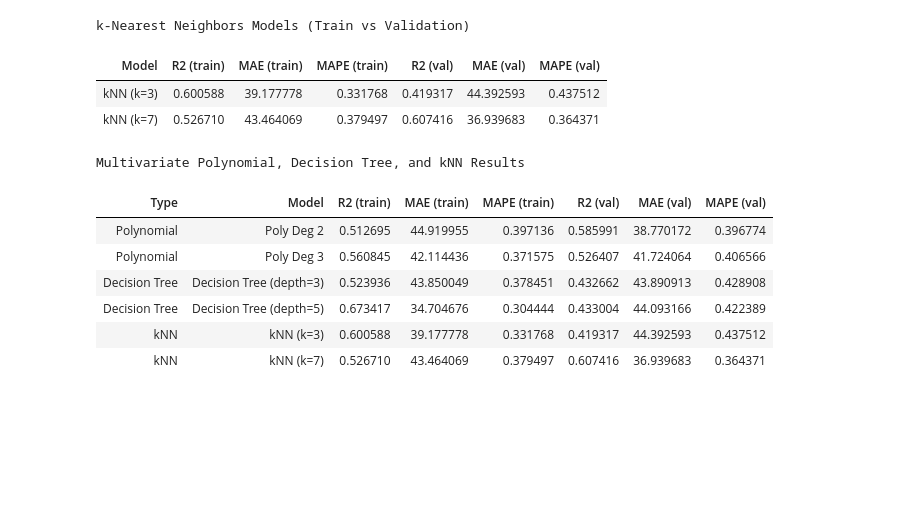
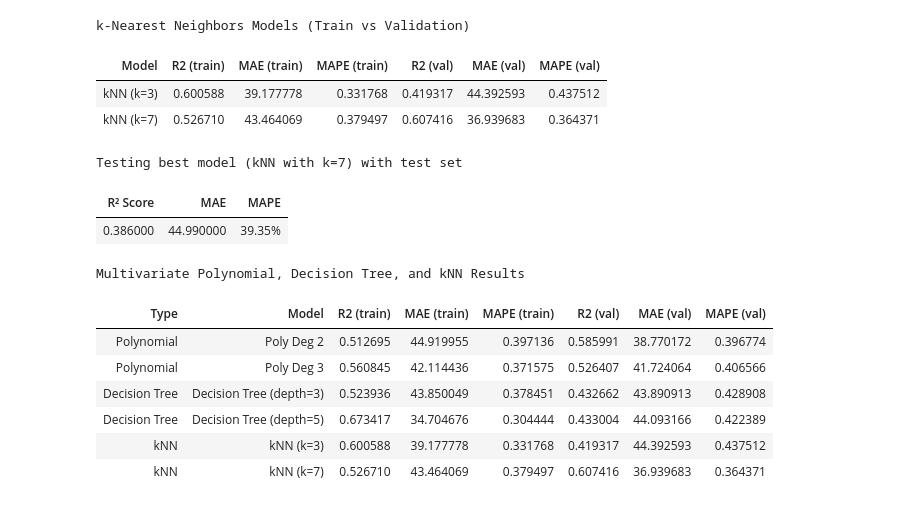
Before and after one commit to HaysamAmin/MLframework, a Jupyter notebook: Lab2/Lab2.ipynb, the cells around one changed output. Drawn from its saved outputs; the diff is of its cells as text; code cells hidden in the pictures; blank space fills up the shorter version.

```diff
--- a/Lab2/Lab2.ipynb
+++ b/Lab2/Lab2.ipynb
@@ -634,4 +639,38 @@ k-Nearest Neighbors Models (Train vs Validation)
 | Model | R2 (train) | MAE (train) | MAPE (train) | R2 (val) | MAE (val) | MAPE (val) |
 | kNN (k=3) | 0.600588 | 39.177778 | 0.331768 | 0.419317 | 44.392593 | 0.437512 |
 | kNN (k=7) | 0.526710 | 43.464069 | 0.379497 | 0.607416 | 36.939683 | 0.364371 |
+# %%
+              ##################################################################################################
+              #                            Testing best model (kNN with k=7) with test set                                  #
+              ##################################################################################################
+
+
+# Train the best model (kNN with k=7)
+knn_model = KNeighborsRegressor(n_neighbors=7)
+knn_model.fit(X_train, y_train)
+
+# Predict on test set
+y_test_pred = knn_model.predict(X_test)
+
+# Evaluate model
+r2 = r2_score(y_test, y_test_pred)
+mae = mean_absolute_error(y_test, y_test_pred)
+mape = mean_absolute_percentage_error(y_test, y_test_pred)
+
+knn_test_df = pd.DataFrame([{
+    "R² Score": round(r2, 3),
+    "MAE": round(mae, 2),
+    "MAPE": f"{mape:.2%}"
+}])
+
+# Display styled HTML table
+knn_test_df.style.hide(axis="index").set_caption(
+    "<h3> Testing best model (kNN with k=7) with test set  </h3>"
+).set_table_attributes(
+    'style="width: 75%; border: 2px solid black; background-color: #ccf2ff; margin: auto;"'
+)
+# %% [output]
+Testing best model (kNN with k=7) with test set
+| R² Score | MAE | MAPE |
+| 0.386000 | 44.990000 | 39.35% |
 # %%
```
Also changed, not shown: parts of 8 cells of this notebook, 2 other files.
